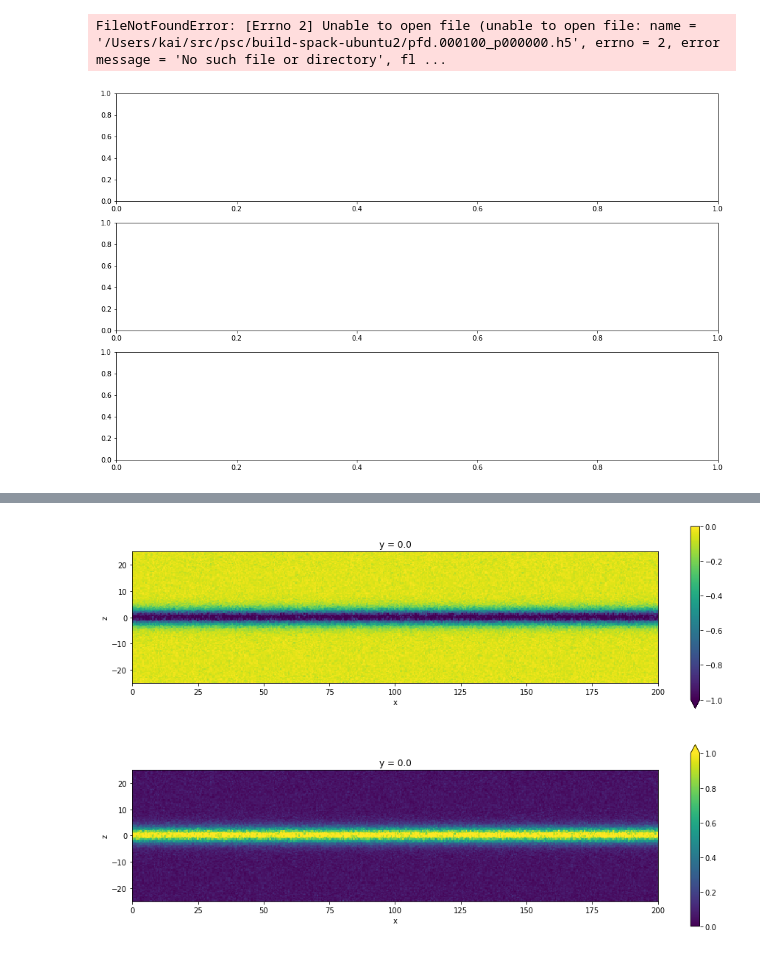
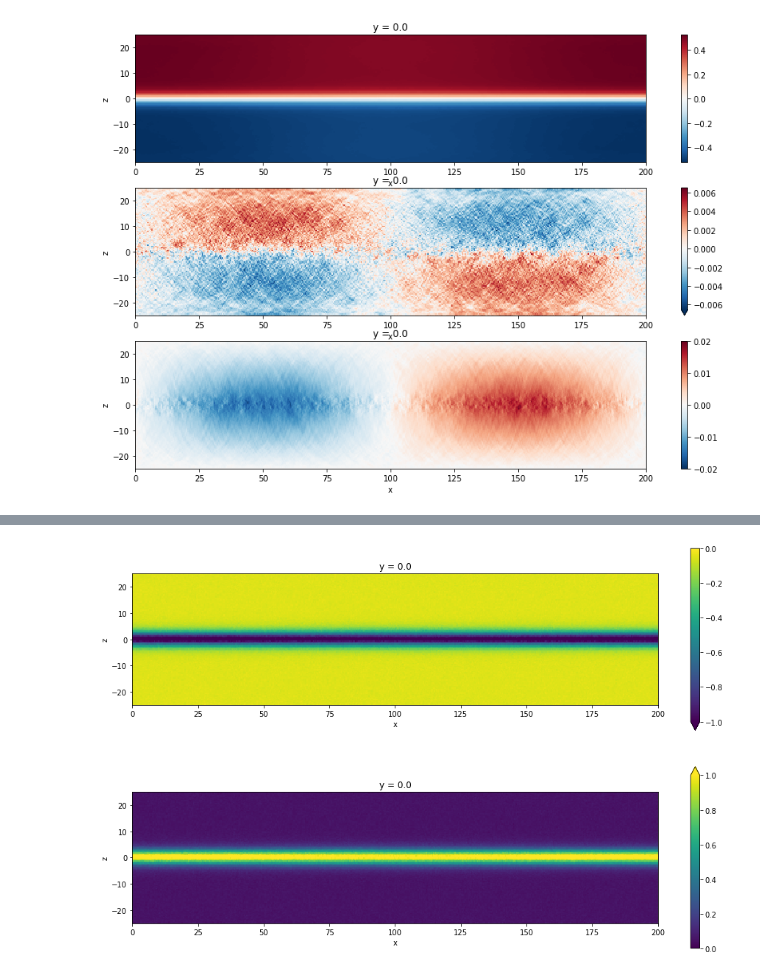
Before and after one commit to germasch/psc, a Jupyter notebook: python/psc_harris_xz.ipynb, the cells around one changed output, grey strips where cells are left out. Cells and saved outputs as stored; diff of their text form; code cells hidden in the pictures.

```diff
--- a/python/psc_harris_xz.ipynb
+++ b/python/psc_harris_xz.ipynb
@@ -16,11 +10,0 @@ def find_pfx(file, pfx):
-# %%
-def read_mfields(file):
-    fields = {}
-    for k in file:
-        if k.startswith('jeh-') or k.startswith('all_1st-') or k.startswith('fields_vpic-') or k.startswith('hydro_vpic'):
-            mrc_fld = file[k]
-            for kk in mrc_fld:
-                group = file[k + '/' + kk]
-                dsets = [group[p]['3d'] for p in group]
-                fields[kk] = dsets
-    return fields
@@ -57,6 +10,0 @@ def read_pfd(path, step, nodes=1, pfx='pfd', bnd=0):
-# %%
-def read_field(fieldname, path, step, nodes=1, bnd=0):
-    fields, crds = read_pfd(path, step=step, nodes=nodes, bnd=bnd)
-    if not fieldname in fields:
-        fields, crds = read_pfd(path, step=step, nodes=nodes, pfx='pfd_moments')
-    return xr.DataArray(fields[fieldname][0][:].T, coords=[crds[d][0][:] for d in "xyz"], dims=['x', 'y', 'z'])
@@ -75,7 +76,7 @@ def plot_fields(fldnames, fld_kwargs=None):
         fld.T.plot(ax=axs[i], **kwargs)
         axs[i].set_aspect('equal')
 # %%
-plot_fields(['hx_fc', 'hy_fc', 'hz_fc'])
+plot_fields(['hx_fc', 'hy_fc', 'hz_fc'],
+           fld_kwargs=[{}, {"vmin": -.0065}, {"vmin": -.02}])
 # %% [output]
-FileNotFoundError: [Errno 2] Unable to open file (unable to open file: name = '/Users/kai/src/psc/build-spack-ubuntu2/pfd.000100_p000000.h5', errno = 2, error message = 'No such file or directory', fl ...
-[figure, old version]
+[figure, new version]
```
Also changed, not shown: parts of 9 cells of this notebook, 1 other file.
